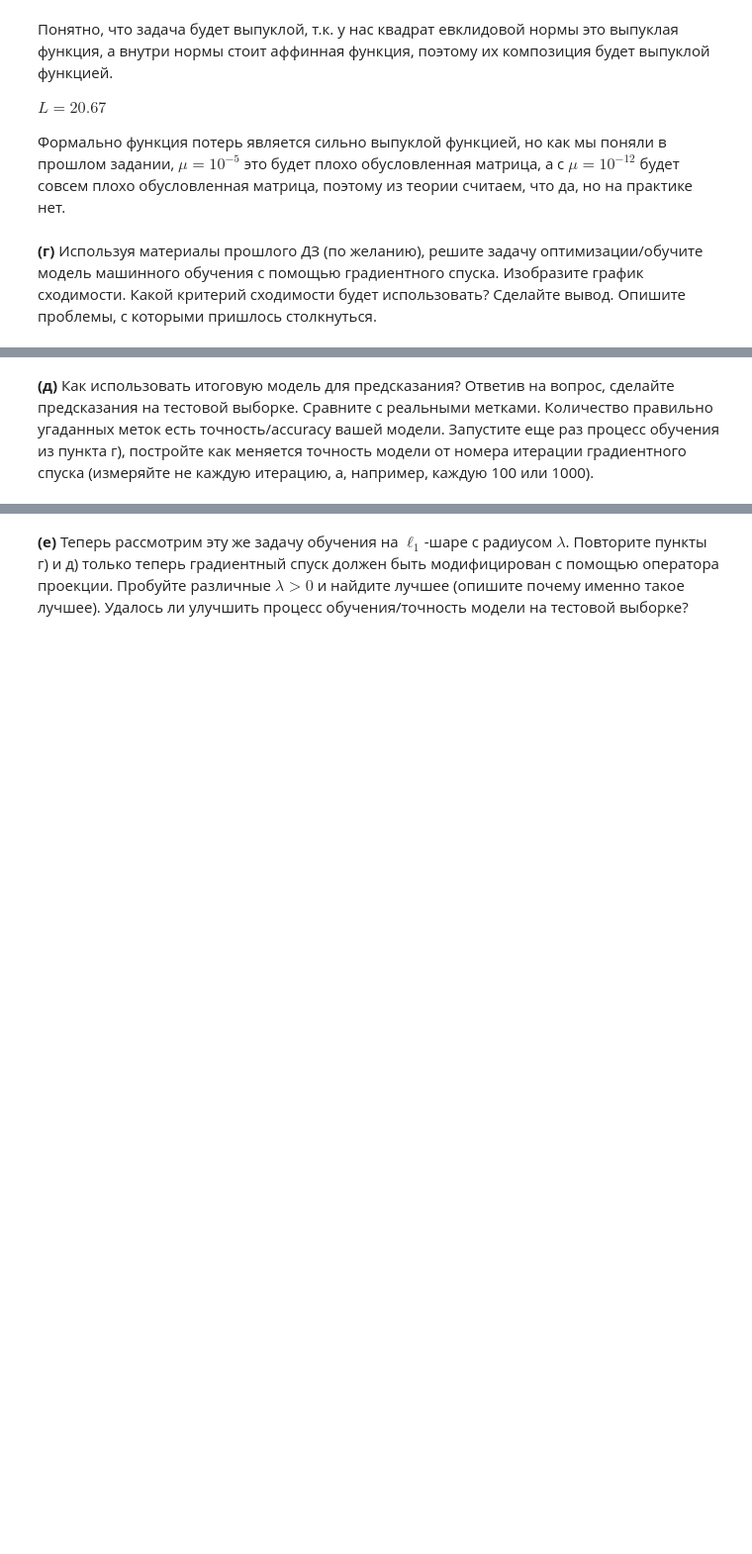
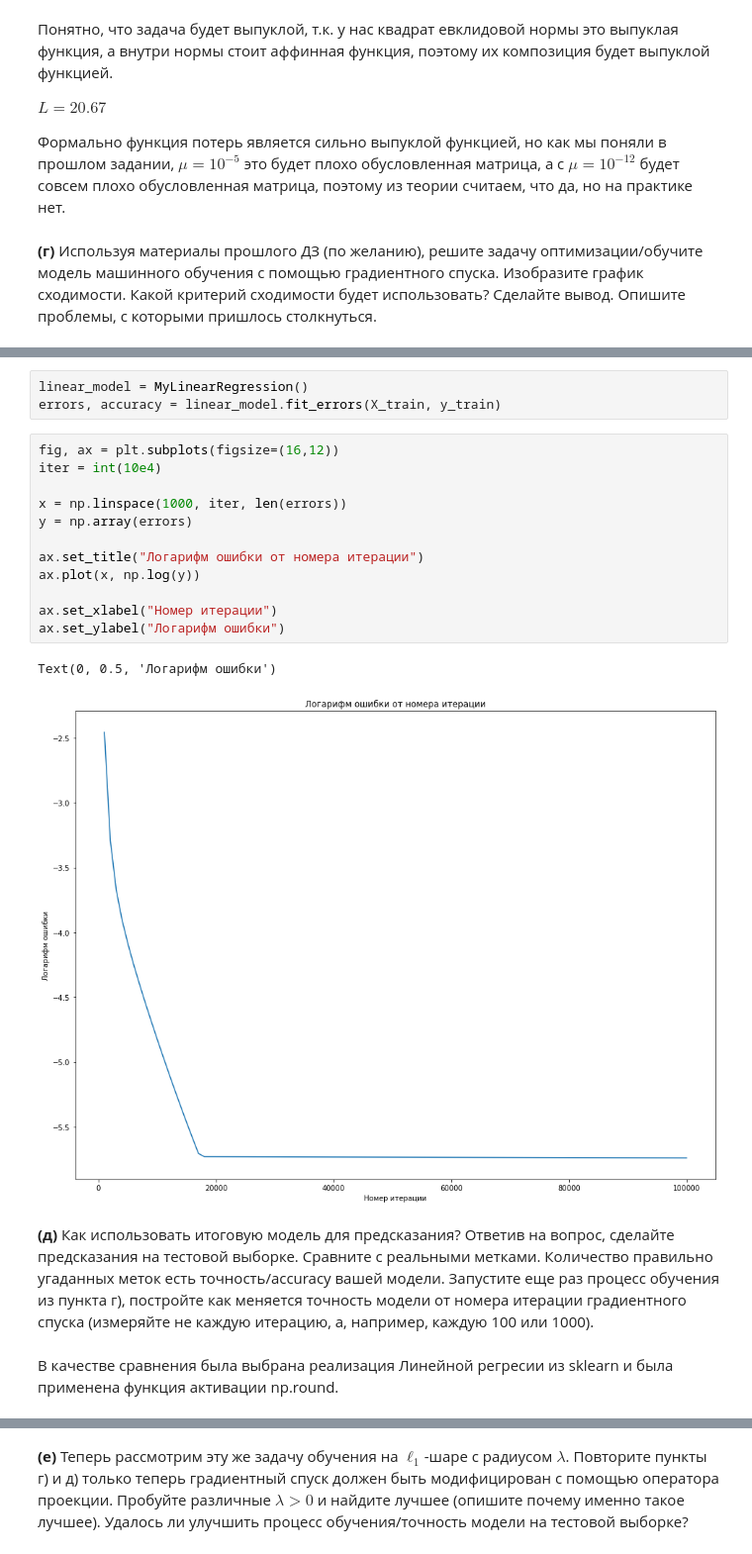
Before and after one commit to kreininmv/Applied-optimization, a Jupyter notebook: Homework/Kreinin_Matvei_Optimization_HW_2.ipynb, the cells around one changed output, grey strips where cells are left out. Shown: that part at 99% size. Cells and saved outputs as stored; diff of their text form; blank space fills up the shorter version.

```diff
--- a/Homework/Kreinin_Matvei_Optimization_HW_2.ipynb
+++ b/Homework/Kreinin_Matvei_Optimization_HW_2.ipynb
@@ -232,3 +432,23 @@ class MyLinearRegression:
+# %%
+linear_model = MyLinearRegression()
+errors, accuracy = linear_model.fit_errors(X_train, y_train)
+# %%
+fig, ax = plt.subplots(figsize=(16,12))
+iter = int(10e4)
+
+x = np.linspace(1000, iter, len(errors))
+y = np.array(errors)
+
+ax.set_title("Логарифм ошибки от номера итерации")
+ax.plot(x, np.log(y))
+
+ax.set_xlabel("Номер итерации")
+ax.set_ylabel("Логарифм ошибки")
+# %% [output]
+Text(0, 0.5, 'Логарифм ошибки')
+[figure, added]
 # %% [markdown]
 __(д)__ Как использовать итоговую модель для предсказания? Ответив на вопрос, сделайте предсказания на тестовой выборке. Сравните с реальными метками. Количество правильно угаданных меток есть точность/accuracy вашей модели. Запустите еще раз процесс обучения из пункта г), постройте как меняется точность модели от номера итерации градиентного спуска (измеряйте не каждую итерацию, а, например, каждую 100 или 1000).
+# %% [markdown]
+В качестве сравнения была выбрана реализация Линейной регресии из sklearn и была применена функция активации np.round.
 # %%
```
Also changed, not shown: parts of 25 cells of this notebook, 1 other file.
